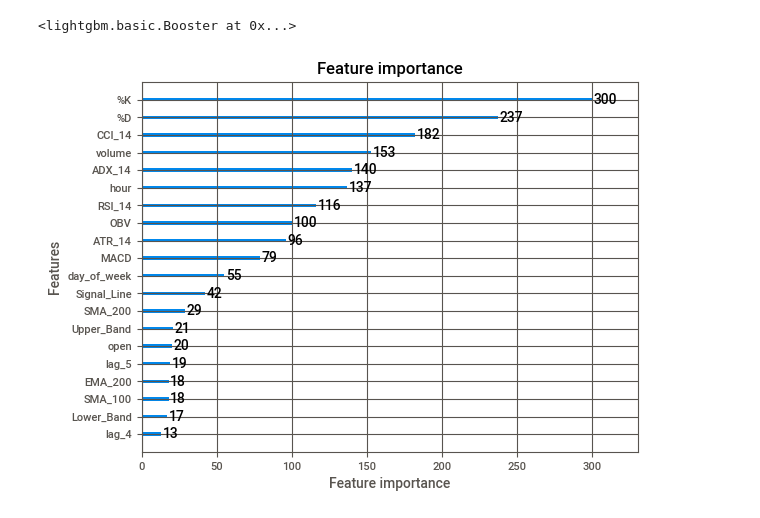
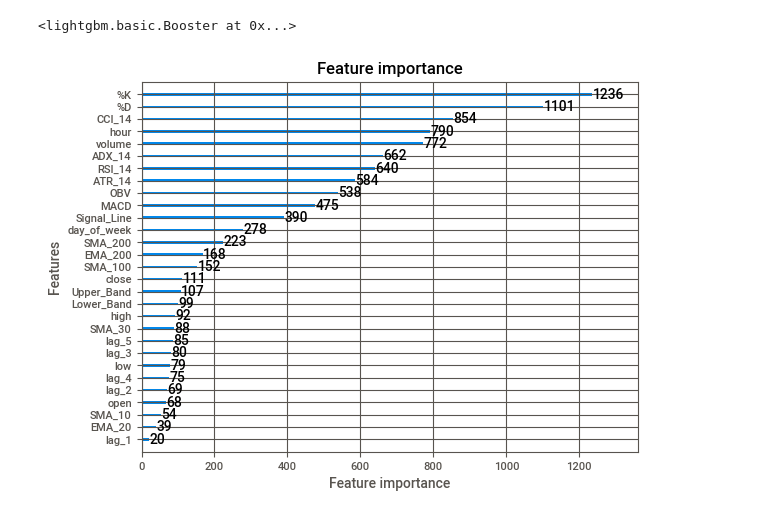
Before and after one commit to mikoto2726/mlbot, a Jupyter notebook: mlbot.ipynb, the cells around one changed output. Cells and saved outputs as stored; diff of their text form; code cells hidden in the pictures.

```diff
--- a/mlbot.ipynb
+++ b/mlbot.ipynb
@@ -27,7 +27,7 @@ exchange = ccxt.binance({
 # BTC/USDTのデータを取得
 symbol = 'BTC/USDT'
 timeframe = '1h'  # 15分足のデータ
-since = exchange.parse8601('2018-01-01T00:00:00Z')  # データの開始日
+since = exchange.parse8601('2020-01-01T00:00:00Z')  # データの開始日
 
 # データを取得する関数（例外処理と進行状況の追加）
 def fetch_all_ohlcv(symbol, timeframe, since):
@@ -83,23 +82,14 @@ Report sweetviz_report.html was generated! NOTEBOOK/COLAB USERS: the web browser
 # %%
 # 特徴量エンジニアリング
 # 移動平均線の計算
-df['SMA_5'] = df['close'].rolling(window=5).mean()
 df['SMA_10'] = df['close'].rolling(window=10).mean()
 df['SMA_20'] = df['close'].rolling(window=20).mean()
 df['SMA_30'] = df['close'].rolling(window=30).mean()
-df['SMA_50'] = df['close'].rolling(window=50).mean()
-df['SMA_75'] = df['close'].rolling(window=75).mean()
 df['SMA_100'] = df['close'].rolling(window=100).mean()
 df['SMA_200'] = df['close'].rolling(window=200).mean()
 
 # 指数移動平均線の計算
-df['EMA_5'] = df['close'].ewm(span=5, adjust=False).mean() #ewmはEMAを計算するためのpandasメソッド
-df['EMA_10'] = df['close'].ewm(span=10, adjust=False).mean() #adjustは新しいデータに強く重みづけ
 df['EMA_20'] = df['close'].ewm(span=20, adjust=False).mean()
-df['EMA_30'] = df['close'].ewm(span=30, adjust=False).mean()
-df['EMA_50'] = df['close'].ewm(span=50, adjust=False).mean()
-df['EMA_75'] = df['close'].ewm(span=75, adjust=False).mean()
-df['EMA_100'] = df['close'].ewm(span=100, adjust=False).mean()
 df['EMA_200'] = df['close'].ewm(span=200, adjust=False).mean()
 
 # RSIの計算
@@ -186,8 +174,8 @@ df['target'] = (df['return'] > 0).astype(int) #価格が上昇したらTrue
 df.dropna(inplace=True)
 # %%
 # 特徴量と目標変数の定義
-features = ['open', 'high', 'low', 'close', 'volume', 'SMA_5', 'SMA_10', 'SMA_20', 'SMA_30', 'SMA_50', 'SMA_75', 'SMA_100', 'SMA_200',
-            'EMA_5', 'EMA_10', 'EMA_20', 'EMA_30', 'EMA_50', 'EMA_75', 'EMA_100', 'EMA_200', 'RSI_14', 'MACD', 'Signal_Line',
+features = ['open', 'high', 'low', 'close', 'volume', 'SMA_10', 'SMA_30','SMA_100', 'SMA_200',
+            'EMA_20',  'EMA_200', 'RSI_14', 'MACD', 'Signal_Line',
             'Upper_Band', 'Lower_Band', 'ATR_14', 'ADX_14', 'CCI_14', 'OBV', '%K', '%D', 'hour', 'day_of_week'] + [f'lag_{lag}' for lag in range(1,6)]
 
 X = df[features]
@@ -409,10 +397,15 @@ gbm.save_model('lightgbm_btc_model.txt')
 # モデル改良のための次のステップとして、ハイパーパラメータのチューニングを行います
 # グリッドサーチによるハイパーパラメータチューニング
 param_grid = {
-    'num_leaves': [20, 31],
-    'learning_rate': [0.1, 0.05],
-    'max_depth': [5, 10],
+    'num_leaves': [20, 31, 50],  # 葉の数を広げてより複雑なモデルを試す
+    'learning_rate': [0.1, 0.05, 0.01],  # より小さい学習率も追加
+    'max_depth': [5, 10, 15],  # モデルの深さを広げ、過学習を避ける
+    'min_data_in_leaf': [20, 50],  # リーフに必要な最小データを設定し、過学習を防ぐ
+    'feature_fraction': [0.7, 0.9],  # サブサンプルでの特徴量選択率
+    'bagging_fraction': [0.8, 1.0],  # サブサンプルでのデータ選択率
+    'bagging_freq': [1, 5]  # サブサンプルの頻度
 }
+
 # モデルのインスタンス化
 gbm_cv = lgb.LGBMClassifier(objective='binary', metric='binary_logloss', verbose=-1)
 # グリッドサーチの実行
@@ -609,10 +602,10 @@ gbm_optimized.save_model('lightgbm_btc_model_optimized.txt')
 <lightgbm.basic.Booster at 0x...>
 # %%
 # 特徴量の重要度をプロット
-lgb.plot_importance(gbm_optimized, max_num_features=20)
+lgb.plot_importance(gbm_optimized, max_num_features=1000)
 plt.show()
 # %% [output]
-[figure, old version]
+[figure, new version]
 # %%
 # 保存するデータ
 data = {'時間足':[timeframe], 'レバレッジ':[leverage], '特徴量' : [features], 'テスト開始時期' : [split_date], '精度' : [accuracy],
```
Also changed, not shown: parts of 13 cells of this notebook, 3 other files.
